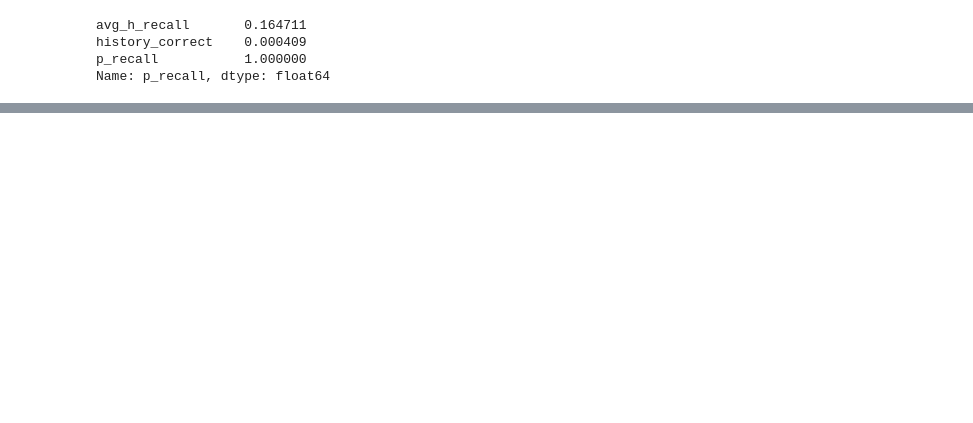
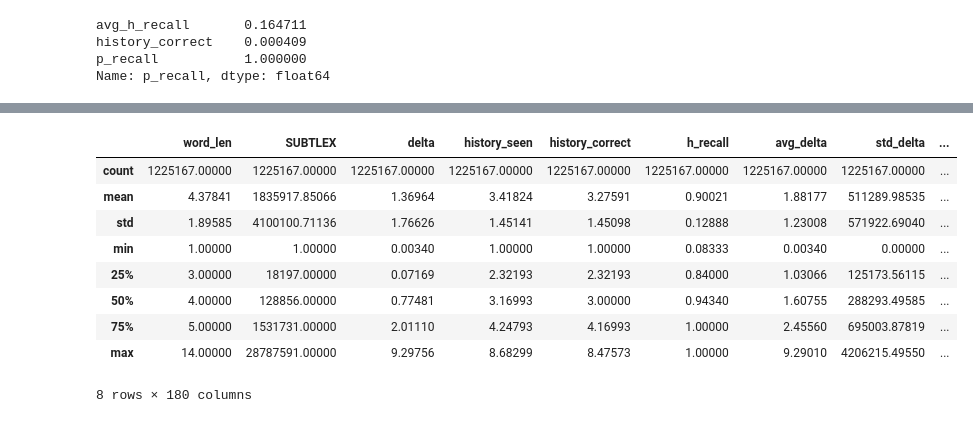
Before and after one commit to juliakubisa/spaced_repetition_algorithm, a Jupyter notebook: notebooks/baseline_models.ipynb, the cells around one changed output, grey strips where cells are left out. Saved outputs shown, nothing was run; the diff lists cells and outputs as text; code cells hidden in the pictures; blank space fills up the shorter version.

```diff
--- a/notebooks/baseline_models.ipynb
+++ b/notebooks/baseline_models.ipynb
@@ -323,0 +317,14 @@ plt.show()
+# %%
+pd.set_option('display.float_format', lambda x: '%.5f' % x)
+full_df_all.describe()
+# %% [output]
+|  | word_len | SUBTLEX | delta | history_seen | history_correct | h_recall | avg_delta | std_delta | ... |
+| count | 1225167.00000 | 1225167.00000 | 1225167.00000 | 1225167.00000 | 1225167.00000 | 1225167.00000 | 1225167.00000 | 1225167.00000 | ... |
+| mean | 4.37841 | 1835917.85066 | 1.36964 | 3.41824 | 3.27591 | 0.90021 | 1.88177 | 511289.98535 | ... |
+| std | 1.89585 | 4100100.71136 | 1.76626 | 1.45141 | 1.45098 | 0.12888 | 1.23008 | 571922.69040 | ... |
+| min | 1.00000 | 1.00000 | 0.00340 | 1.00000 | 1.00000 | 0.08333 | 0.00340 | 0.00000 | ... |
+| 25% | 3.00000 | 18197.00000 | 0.07169 | 2.32193 | 2.32193 | 0.84000 | 1.03066 | 125173.56115 | ... |
+| 50% | 4.00000 | 128856.00000 | 0.77481 | 3.16993 | 3.00000 | 0.94340 | 1.60755 | 288293.49585 | ... |
+| 75% | 5.00000 | 1531731.00000 | 2.01110 | 4.24793 | 4.16993 | 1.00000 | 2.45560 | 695003.87819 | ... |
+| max | 14.00000 | 28787591.00000 | 9.29756 | 8.68299 | 8.47573 | 1.00000 | 9.29010 | 4206215.49550 | ... |
+8 rows × 180 columns
```
Also changed, not shown: parts of 12 cells of this notebook.
